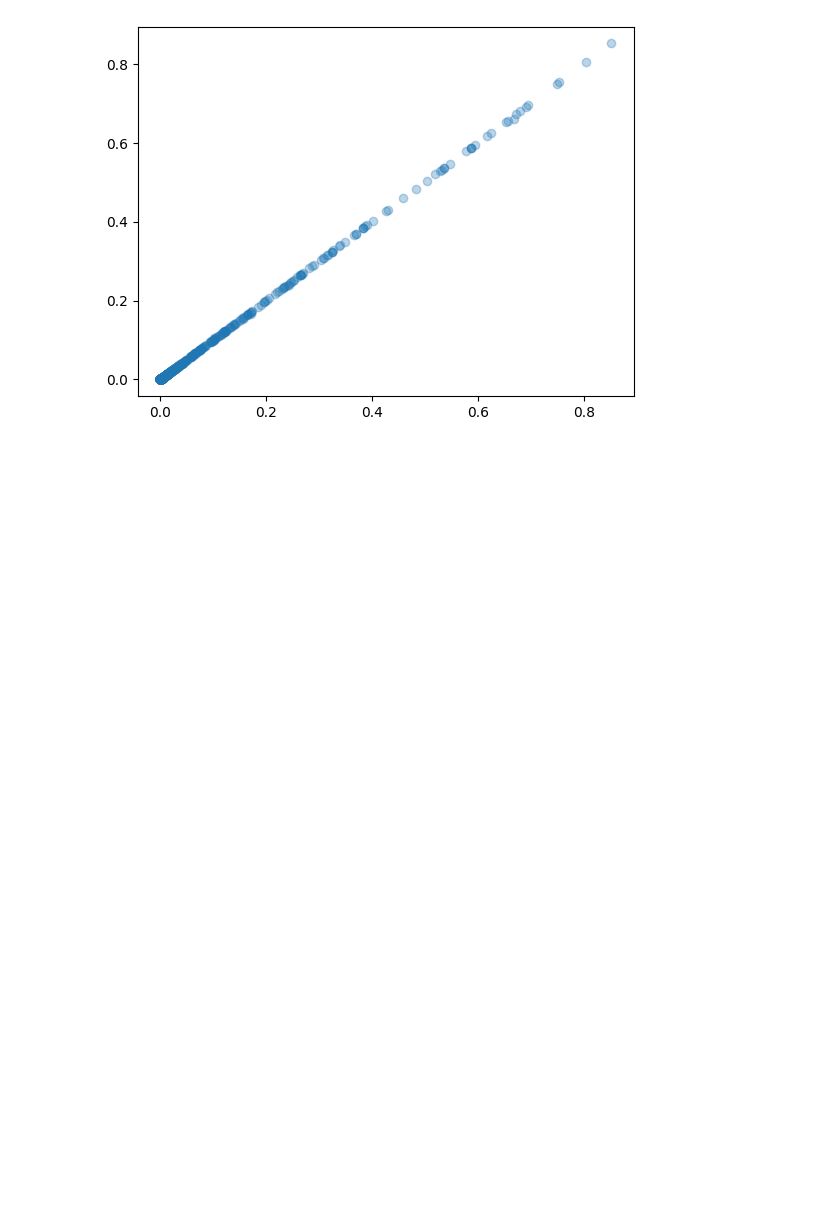
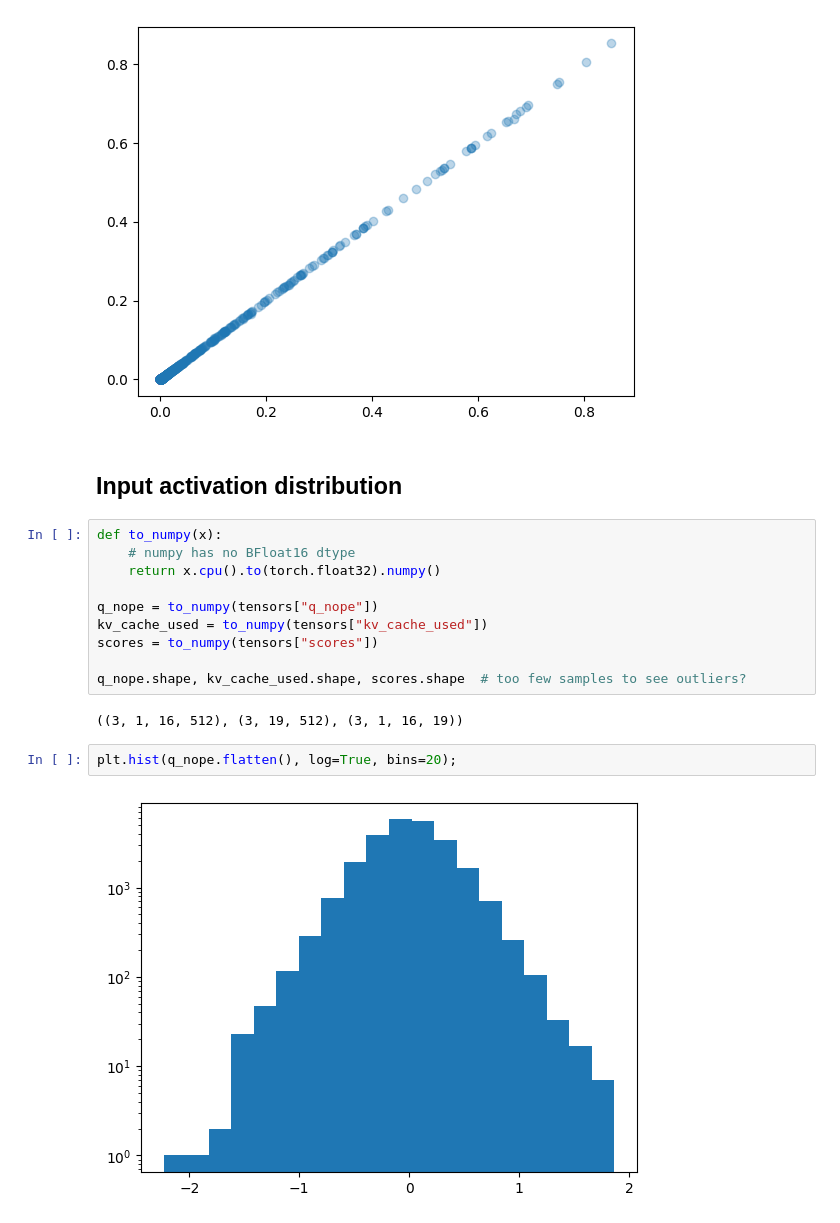
Before and after one commit to learning-chip/DeepSeek-V3, a Jupyter notebook: inference/verify_mla_checkpoint.ipynb, the cells around one changed output. Cells and saved outputs as stored; diff of their text form; blank space fills up the shorter version.

Commit message:
plot MLA input distributions

```diff
--- a/inference/verify_mla_checkpoint.ipynb
+++ b/inference/verify_mla_checkpoint.ipynb
@@ -92,3 +92,21 @@ plt.scatter(
 # %% [output]
 <matplotlib.collections.PathCollection at 0x...>
 [figure]
+# %% [markdown]
+## Input activation distribution
+# %%
+def to_numpy(x):
+    # numpy has no BFloat16 dtype
+    return x.cpu().to(torch.float32).numpy()
+
+q_nope = to_numpy(tensors["q_nope"])
+kv_cache_used = to_numpy(tensors["kv_cache_used"])
+scores = to_numpy(tensors["scores"])
+
+q_nope.shape, kv_cache_used.shape, scores.shape  # too few samples to see outliers?
+# %% [output]
+((3, 1, 16, 512), (3, 19, 512), (3, 1, 16, 19))
+# %%
+plt.hist(q_nope.flatten(), log=True, bins=20);
+# %% [output]
+[figure, added]
```
Also changed, not shown: parts of 2 cells of this notebook.
